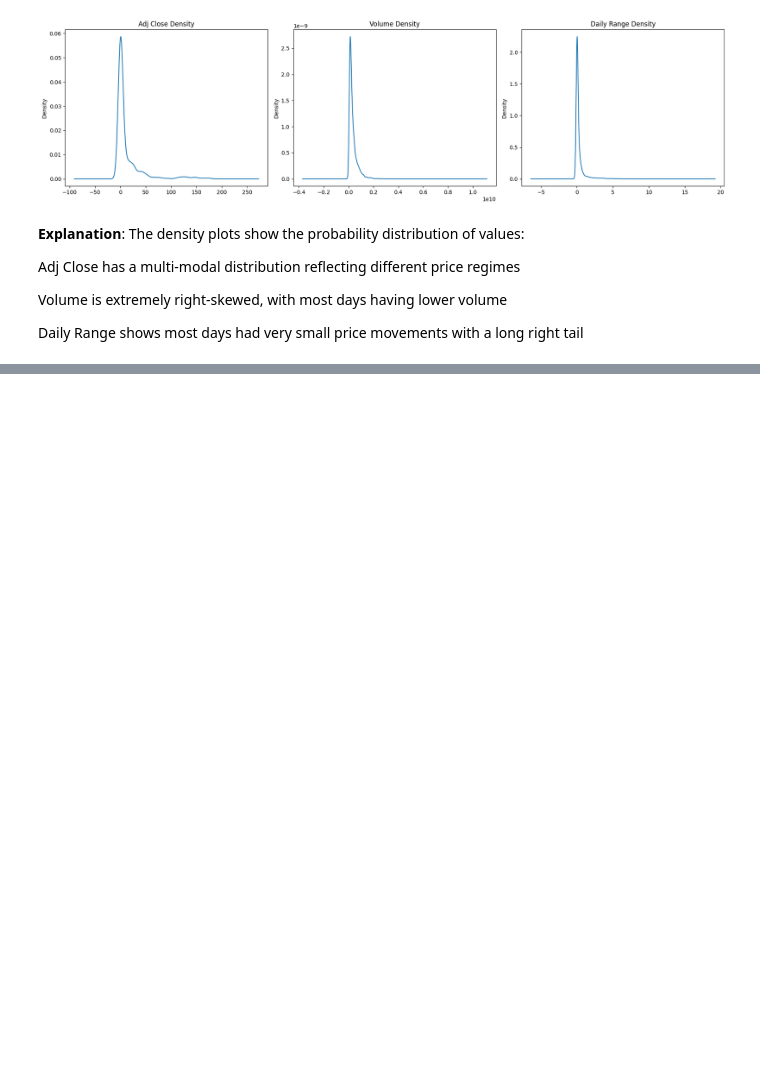
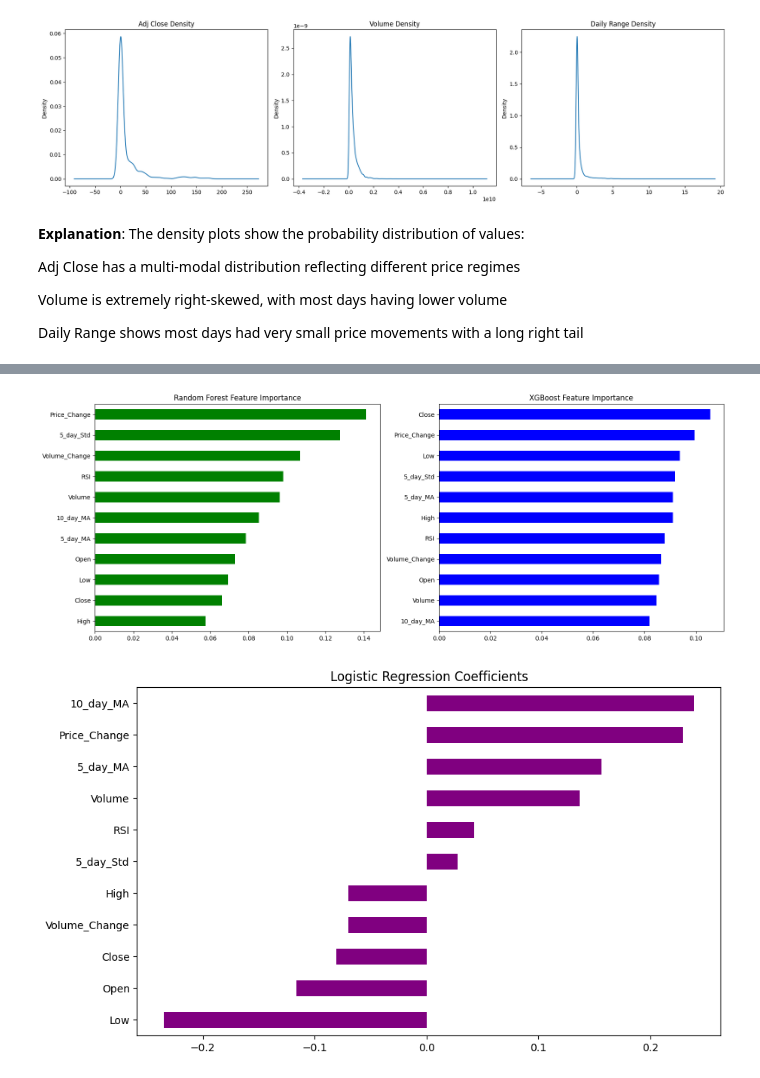
Before and after one commit to MuhammadBilal-Hub771/ML, a Jupyter notebook: DSproject.ipynb, the cells around one changed output, grey strips where cells are left out. Drawn from its saved outputs; the diff is of its cells as text; code cells hidden in the pictures; blank space fills up the shorter version.

```diff
--- a/DSproject.ipynb
+++ b/DSproject.ipynb
@@ -250,0 +570,4 @@ Daily Range shows most days had very small price movements with a long right tai
+# %%
+rf_model.fit(X_train_scaled, y_train)
+rf_preds = rf_model.predict(X_test_scaled)
+rf_probs = rf_model.predict_proba(X_test_scaled)[:, 1]
@@ -250,0 +596,4 @@ Daily Range shows most days had very small price movements with a long right tai
+# %%
+xgb_model.fit(X_train_scaled, y_train)
+xgb_preds = xgb_model.predict(X_test_scaled)
+xgb_probs = xgb_model.predict_proba(X_test_scaled)[:, 1]
@@ -250,0 +687,26 @@ Daily Range shows most days had very small price movements with a long right tai
+# %%
+# Plot feature importances for tree-based models
+fig, (ax1, ax2) = plt.subplots(1, 2, figsize=(16, 6))
+
+# Random Forest feature importance
+rf_importances = pd.Series(rf_model.feature_importances_, index=features)
+rf_importances.sort_values().plot(kind='barh', ax=ax1, color='green')
+ax1.set_title('Random Forest Feature Importance')
+
+# XGBoost feature importance
+xgb_importances = pd.Series(xgb_model.feature_importances_, index=features)
+xgb_importances.sort_values().plot(kind='barh', ax=ax2, color='blue')
+ax2.set_title('XGBoost Feature Importance')
+
+plt.tight_layout()
+plt.show()
+
+# Logistic Regression coefficients
+lr_coef = pd.Series(lr_model.coef_[0], index=features)
+plt.figure(figsize=(10, 6))
+lr_coef.sort_values().plot(kind='barh', color='purple')
+plt.title('Logistic Regression Coefficients')
+plt.show()
+# %% [output]
+[figure, added]
+[figure, added]
```
Also changed, not shown: parts of 45 cells of this notebook.
